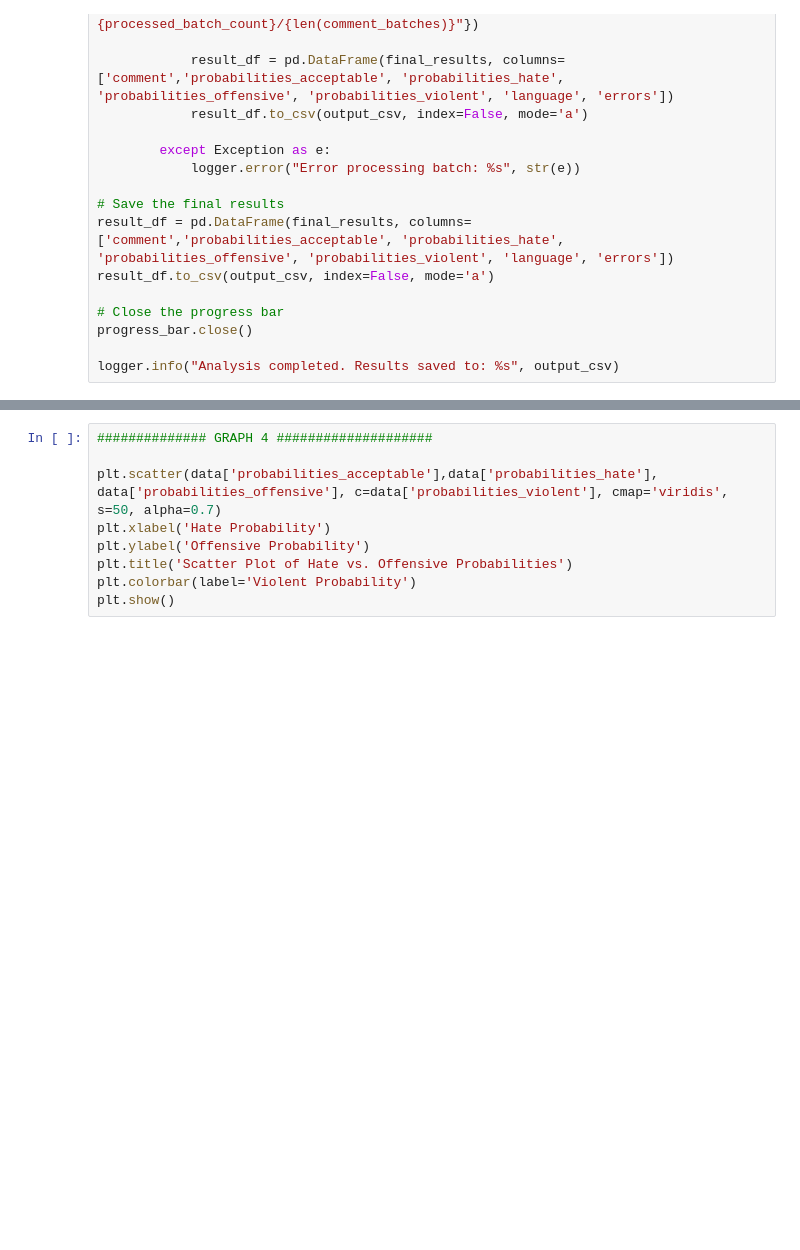
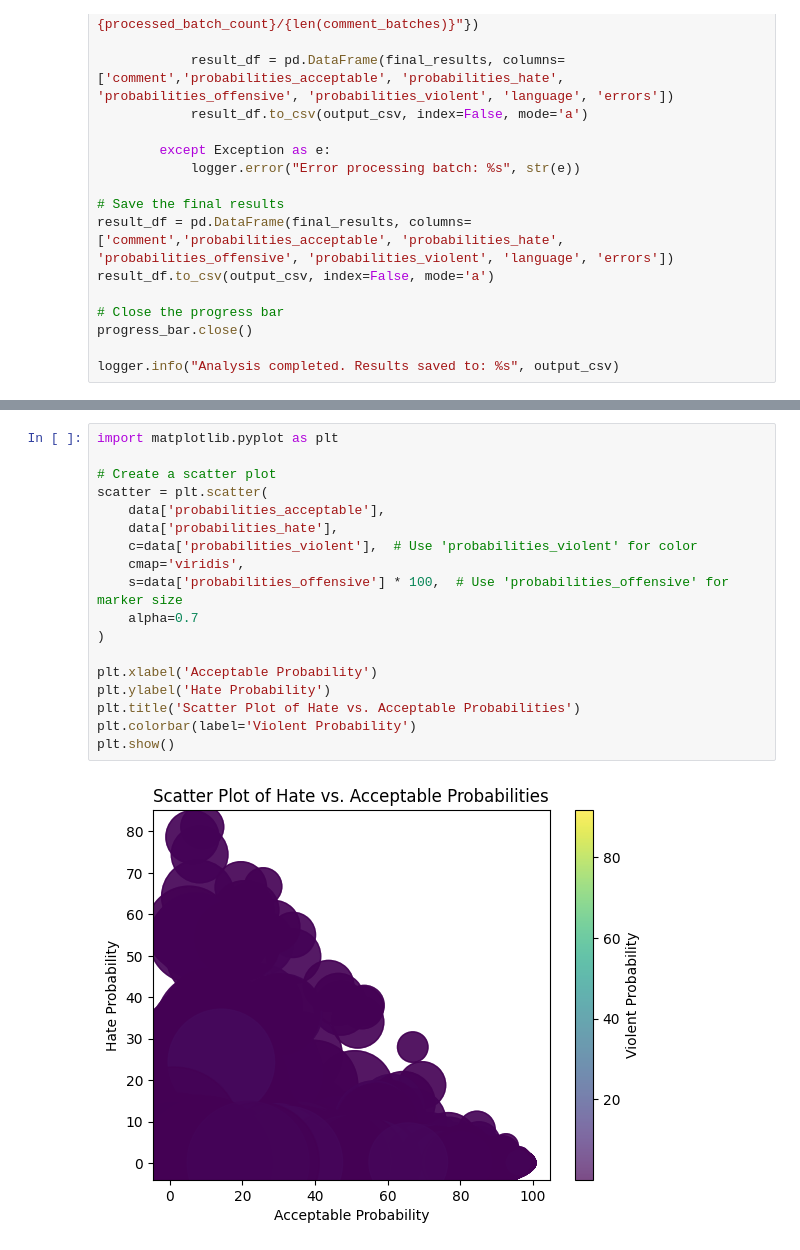
Before and after one commit to aleRizzolo/reddiment, a Jupyter notebook: main.ipynb, the cells around one changed output, grey strips where cells are left out. Cells and saved outputs as stored; diff of their text form; blank space fills up the shorter version.

```diff
--- a/main.ipynb
+++ b/main.ipynb
@@ -418,12 +420,23 @@ plt.show()
 # %%
-############## GRAPH 4 ####################
+import matplotlib.pyplot as plt
 
-plt.scatter(data['probabilities_acceptable'],data['probabilities_hate'], data['probabilities_offensive'], c=data['probabilities_violent'], cmap='viridis', s=50, alpha=0.7)
-plt.xlabel('Hate Probability')
-plt.ylabel('Offensive Probability')
-plt.title('Scatter Plot of Hate vs. Offensive Probabilities')
+# Create a scatter plot
+scatter = plt.scatter(
+    data['probabilities_acceptable'],
+    data['probabilities_hate'],
+    c=data['probabilities_violent'],  # Use 'probabilities_violent' for color
+    cmap='viridis',
+    s=data['probabilities_offensive'] * 100,  # Use 'probabilities_offensive' for marker size
+    alpha=0.7
+)
+
+plt.xlabel('Acceptable Probability')
+plt.ylabel('Hate Probability')
+plt.title('Scatter Plot of Hate vs. Acceptable Probabilities')
 plt.colorbar(label='Violent Probability')
 plt.show()
+# %% [output]
+[figure, added]
 # %%
 ############## GRAPH 5 ####################
 
```
Also changed, not shown: parts of 4 cells of this notebook.
